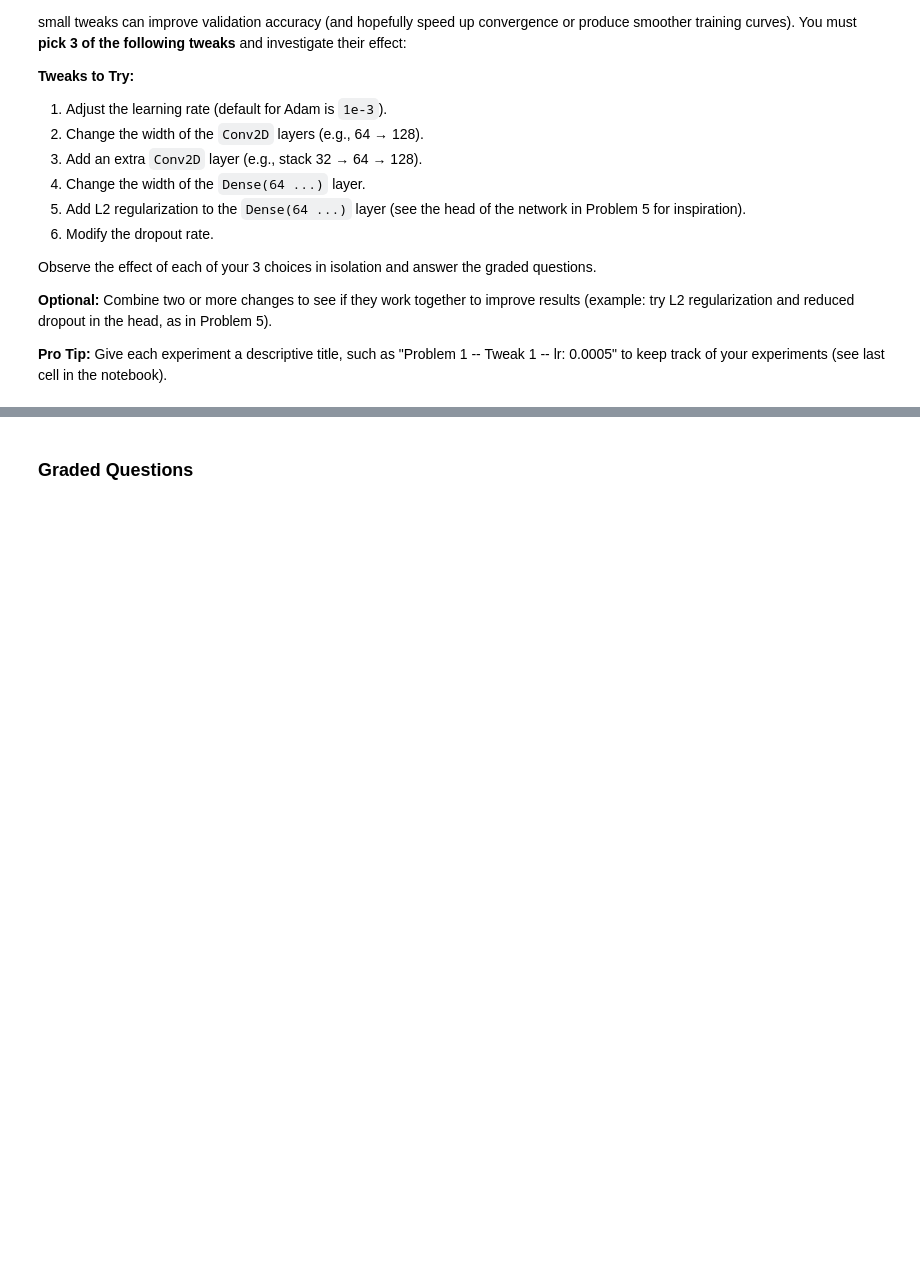
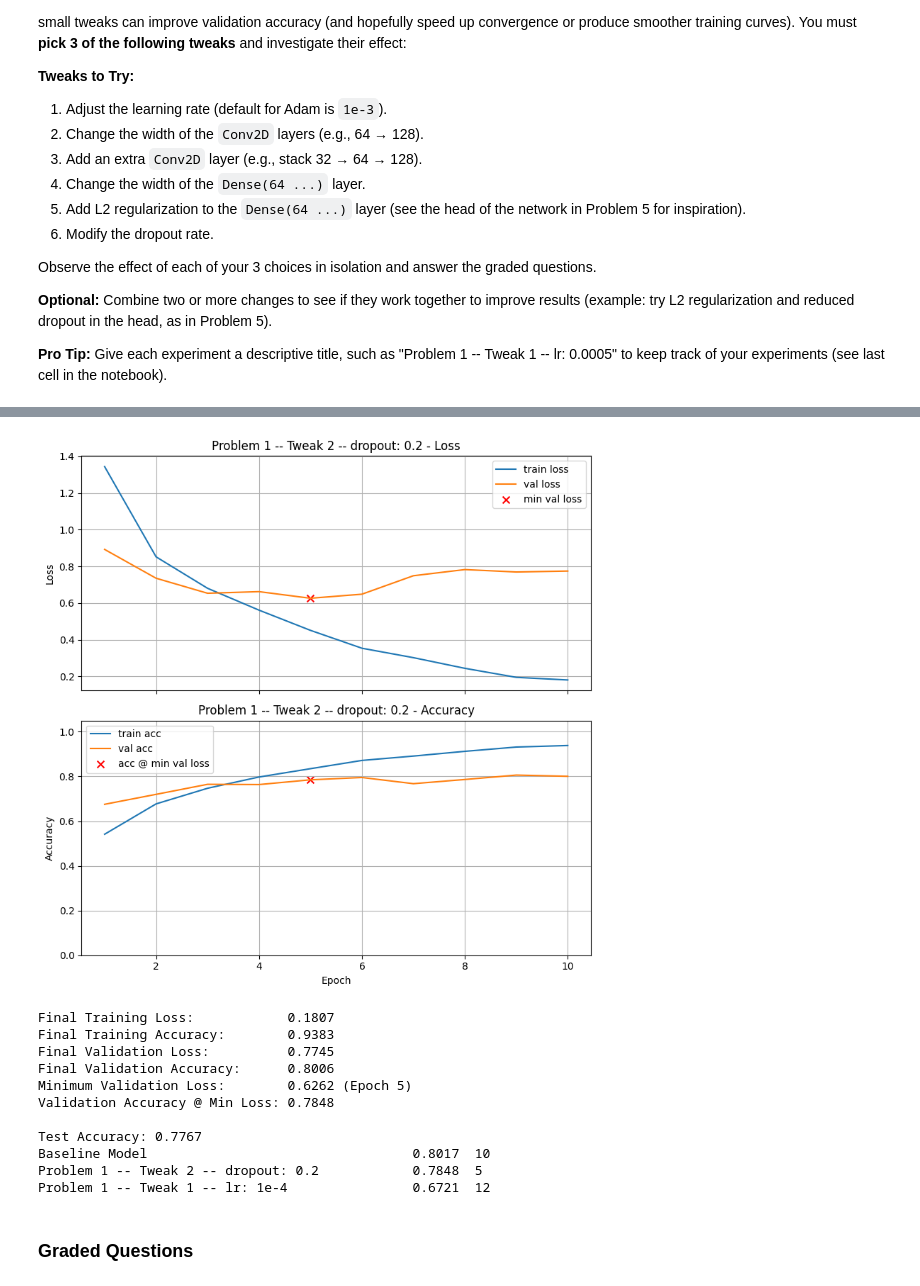
Before and after one commit to auwineza/Mod7-Week4-Project, a Jupyter notebook: OMDS-Mod7-Week4-Uwineza-Annick.ipynb, the cells around one changed output, grey strips where cells are left out. Saved outputs shown, nothing was run; the diff lists cells and outputs as text; code cells hidden in the pictures; blank space fills up the shorter version.

```diff
--- a/OMDS-Mod7-Week4-Uwineza-Annick.ipynb
+++ b/OMDS-Mod7-Week4-Uwineza-Annick.ipynb
@@ -777,3 +835,33 @@ model_baseline= models.Sequential([
 ])
 
 train_and_test(model_baseline,title="Baseline Model")
+# %%
+# Problem 1 -- Tweak 2 -- dropout: 0.2 (tf.data)
+
+he = tf.keras.initializers.HeNormal()
+
+model_p1_dropout_02 = tf.keras.models.Sequential([
+    tf.keras.Input(shape=(img_size[0], img_size[1], 3)),
+
+    tf.keras.layers.Conv2D(32, (3,3), activation="relu", kernel_initializer=he, padding="same"),
+    tf.keras.layers.MaxPooling2D(2),
+
+    tf.keras.layers.Conv2D(64, (3,3), activation="relu", kernel_initializer=he, padding="same"),
+    tf.keras.layers.MaxPooling2D(2),
+
+    tf.keras.layers.Flatten(),
+    tf.keras.layers.Dense(64, activation="relu", kernel_initializer=he),
+    tf.keras.layers.Dropout(0.2),  # changed from 0.5
+    tf.keras.layers.Dense(num_classes, activation="softmax")
+])
+
+history_p1_dropout_02, test_p1_dropout_02 = train_and_test_ds(
+    model_p1_dropout_02,
+    title="Problem 1 -- Tweak 2 -- dropout: 0.2",
+    epochs=12,
+    lr=1e-3,
+    verbose=2
+)
+
+print_results()
+# %% [output]
@@ -780,3 +888,15 @@ train_and_test(model_baseline,title="Baseline Model")
+[figure, added]
+Final Training Loss:            0.1807
+Final Training Accuracy:        0.9383
+Final Validation Loss:          0.7745
+Final Validation Accuracy:      0.8006
+Minimum Validation Loss:        0.6262 (Epoch 5)
+Validation Accuracy @ Min Loss: 0.7848
+
+Test Accuracy: 0.7767
+Baseline Model                                  0.8017  10
+Problem 1 -- Tweak 2 -- dropout: 0.2            0.7848  5
+Problem 1 -- Tweak 1 -- lr: 1e-4                0.6721  12
 # %% [markdown]
 ### Graded Questions
 # %%
```
Also changed, not shown: parts of 2 cells of this notebook.
